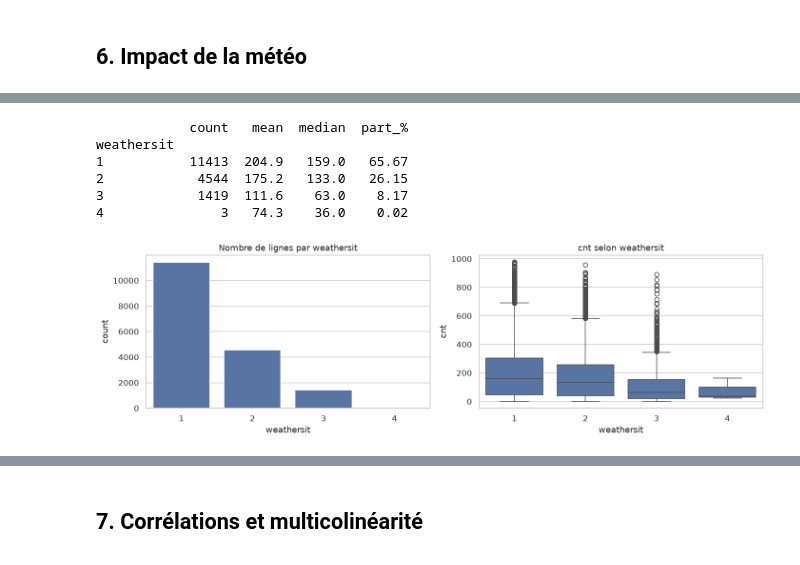
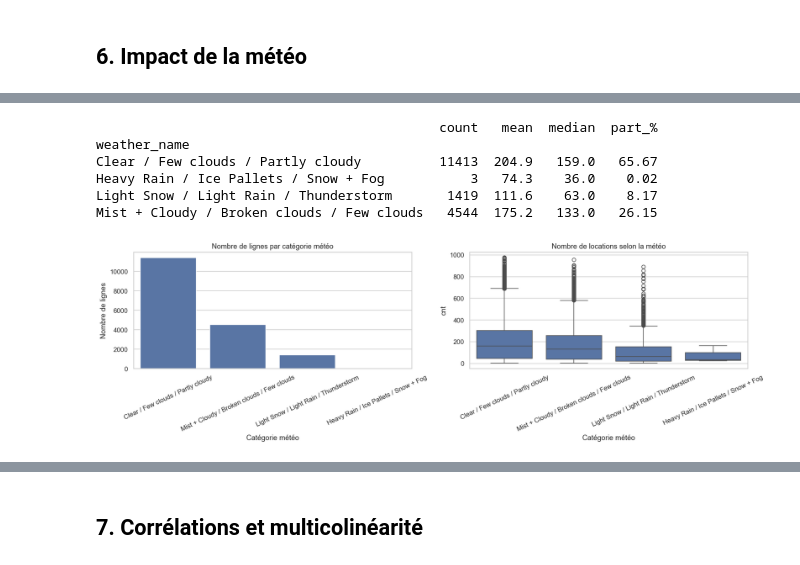
Before and after one commit to eddaoudi-mohamed/Pr-vision-de-la-demande-de-v-los, a Jupyter notebook: notebook/eda_bike_sharing.ipynb, the cells around one changed output, grey strips where cells are left out. Saved outputs shown, nothing was run; the diff lists cells and outputs as text; code cells hidden in the pictures.

Commit message:
l'ajout de la partie du issalmou et ayoub

```diff
--- a/notebook/eda_bike_sharing.ipynb
+++ b/notebook/eda_bike_sharing.ipynb
@@ -318,20 +318,60 @@ Valeurs suspectes :
   hum == 0       : 22 lignes
   windspeed == 0 : 2180 lignes (12.5%, probablement des valeurs manquantes encodées par 0)
 # %%
-ws = df.groupby("weathersit")["cnt"].agg(["count", "mean", "median"]).round(1)
+# Dictionnaire des catégories météo
+weather_labels = {
+    1: "Clear / Few clouds / Partly cloudy",
+    2: "Mist + Cloudy / Broken clouds / Few clouds",
+    3: "Light Snow / Light Rain / Thunderstorm",
+    4: "Heavy Rain / Ice Pallets / Snow + Fog"
+}
+
+# Ajouter les noms des catégories
+df["weather_name"] = df["weathersit"].map(weather_labels)
+
+# Statistiques par catégorie météo
+ws = df.groupby("weather_name")["cnt"].agg(
+    ["count", "mean", "median"]
+).round(1)
+
 ws["part_%"] = (100 * ws["count"] / len(df)).round(2)
+
 print(ws)
 
-fig, axes = plt.subplots(1, 2, figsize=(13, 4))
-sns.countplot(data=df, x="weathersit", ax=axes[0]);     axes[0].set_title("Nombre de lignes par weathersit")
-sns.boxplot(data=df, x="weathersit", y="cnt", ax=axes[1]); axes[1].set_title("cnt selon weathersit")
-plt.tight_layout(); plt.show()
+# Visualisations
+fig, axes = plt.subplots(1, 2, figsize=(16, 5))
+
+sns.countplot(
+    data=df,
+    x="weather_name",
+    order=weather_labels.values(),
+    ax=axes[0]
+)
+axes[0].set_title("Nombre de lignes par catégorie météo")
+axes[0].set_xlabel("Catégorie météo")
+axes[0].set_ylabel("Nombre de lignes")
+axes[0].tick_params(axis="x", rotation=25)
+
+sns.boxplot(
+    data=df,
+    x="weather_name",
+    y="cnt",
+    order=weather_labels.values(),
+    ax=axes[1]
+)
+axes[1].set_title("Nombre de locations selon la météo")
+axes[1].set_xlabel("Catégorie météo")
+axes[1].set_ylabel("cnt")
+axes[1].tick_params(axis="x", rotation=25)
+
+plt.tight_layout()
+plt.show()
 # %% [output]
-            count   mean  median  part_%
-weathersit
-1           11413  204.9   159.0   65.67
-2            4544  175.2   133.0   26.15
-3            1419  111.6    63.0    8.17
-4               3   74.3    36.0    0.02
+                                            count   mean  median  part_%
+weather_name
+Clear / Few clouds / Partly cloudy          11413  204.9   159.0   65.67
+Heavy Rain / Ice Pallets / Snow + Fog           3   74.3    36.0    0.02
+Light Snow / Light Rain / Thunderstorm       1419  111.6    63.0    8.17
+Mist + Cloudy / Broken clouds / Few clouds   4544  175.2   133.0   26.15
-[figure, old version]
+[figure, new version]
 # %%
```
Also changed, not shown: parts of 16 cells of this notebook, 6 other files.
